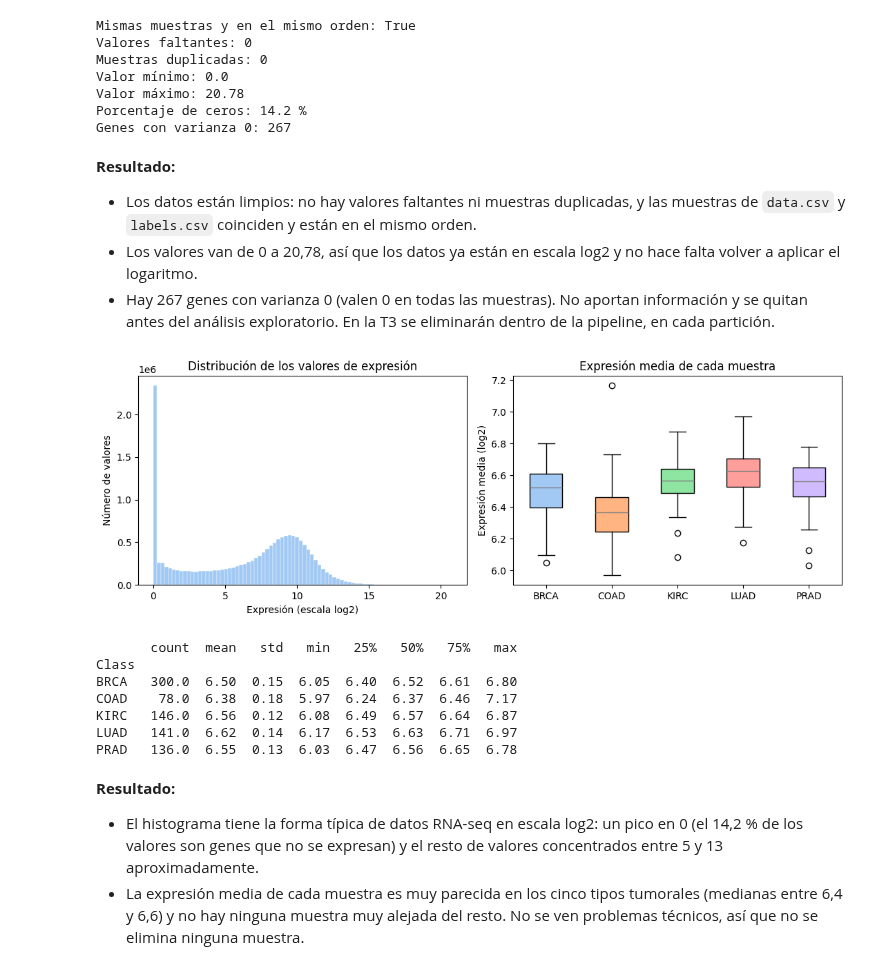
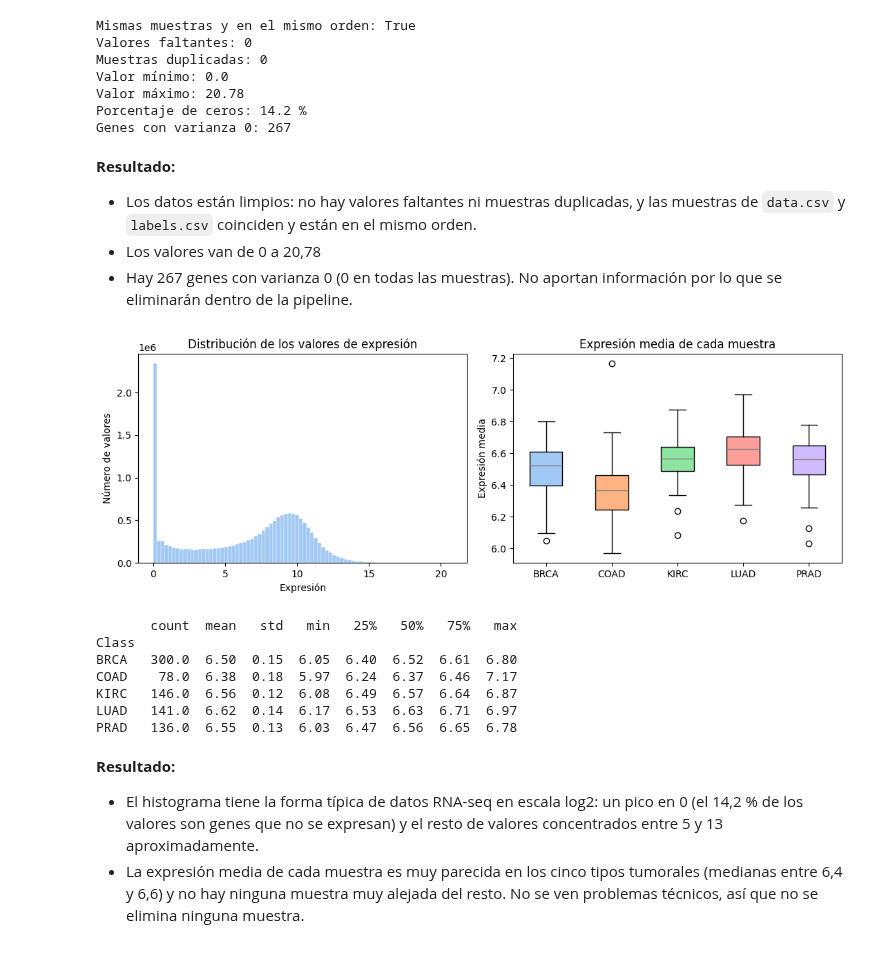
Before and after one commit to OnaSanchez/TFM, a Jupyter notebook: TFM_código.ipynb, the cells around one changed output. Drawn from its saved outputs; the diff is of its cells as text; code cells hidden in the pictures.

```diff
--- a/TFM_código.ipynb
+++ b/TFM_código.ipynb
@@ -25,17 +25,17 @@ import umap
 
 %matplotlib inline
 
-SEED = 42  # semilla para que los resultados sean reproducibles
+SEED = 1234  # semilla para que los resultados sean reproducibles
 
 DATA_DIR = Path("Dataset/UCI")
 FIG_DIR = Path("figuras")
 FIG_DIR.mkdir(exist_ok=True)
 
-# Colores pastel: uno para cada tipo tumoral, el mismo en todas las figuras
+# Colores: uno para cada tipo
 CLASES = ["BRCA", "COAD", "KIRC", "LUAD", "PRAD"]
 COLORES = {"BRCA": "#a1c9f4", "COAD": "#ffb482", "KIRC": "#8de5a1",
            "LUAD": "#ff9f9b", "PRAD": "#d0bbff"}
-PASTEL = "#a1c9f4"  # color para las figuras de una sola serie
+COLOR_1_SERIE = "#a1c9f4"  # para figuras de una sola serie
 # %% [markdown]
 ## 1. Obtención de los datos
 # %%
@@ -100,37 +100,37 @@ Genes con varianza 0: 267
 # %% [markdown]
 **Resultado:**
 - Los datos están limpios: no hay valores faltantes ni muestras duplicadas, y las muestras de `data.csv` y `labels.csv` coinciden y están en el mismo orden.
-- Los valores van de 0 a 20,78, así que los datos ya están en escala log2 y no hace falta volver a aplicar el logaritmo.
-- Hay 267 genes con varianza 0 (valen 0 en todas las muestras). No aportan información y se quitan antes del análisis exploratorio. En la T3 se eliminarán dentro de la pipeline, en cada partición.
+- Los valores van de 0 a 20,78
+- Hay 267 genes con varianza 0 (0 en todas las muestras). No aportan información por lo que se eliminarán dentro de la pipeline.
 # %%
 # Se quitan los genes sin variación porque no aportan información
 X_ok = X.drop(columns=genes_var0)
 
 fig, axs = plt.subplots(1, 2, figsize=(11, 4))
 
-# Histograma de todos los valores de expresión
-axs[0].hist(X.values.flatten(), bins=80, color=PASTEL, edgecolor="white", linewidth=0.3)
+# Histograma
+axs[0].hist(X.values.flatten(), bins=80, color=COLOR_1_SERIE, edgecolor="white", linewidth=0.3)
 axs[0].set_title("Distribución de los valores de expresión")
-axs[0].set_xlabel("Expresión (escala log2)")
+axs[0].set_xlabel("Expresión")
 axs[0].set_ylabel("Número de valores")
 
 # Expresión media de cada muestra, por tipo tumoral
 media_muestra = X_ok.mean(axis=1)
 cajas = axs[1].boxplot([media_muestra[y == c] for c in CLASES], patch_artist=True,
                        medianprops={"color": "gray"})
 for caja, c in zip(cajas["boxes"], CLASES):
     caja.set_facecolor(COLORES[c])
 axs[1].set_xticks(range(1, 6), CLASES)
 axs[1].set_title("Expresión media de cada muestra")
-axs[1].set_ylabel("Expresión media (log2)")
+axs[1].set_ylabel("Expresión media")
 
 plt.tight_layout()
 plt.savefig(FIG_DIR / "fig1_qc.png", dpi=150)
 plt.show()
 
 print(media_muestra.groupby(y).describe().round(2))
 # %% [output]
-[figure, old version]
+[figure, new version]
        count  mean   std   min   25%   50%   75%   max
 Class
 BRCA   300.0  6.50  0.15  6.05  6.40  6.52  6.61  6.80
```
Also changed, not shown: parts of 12 cells of this notebook.
